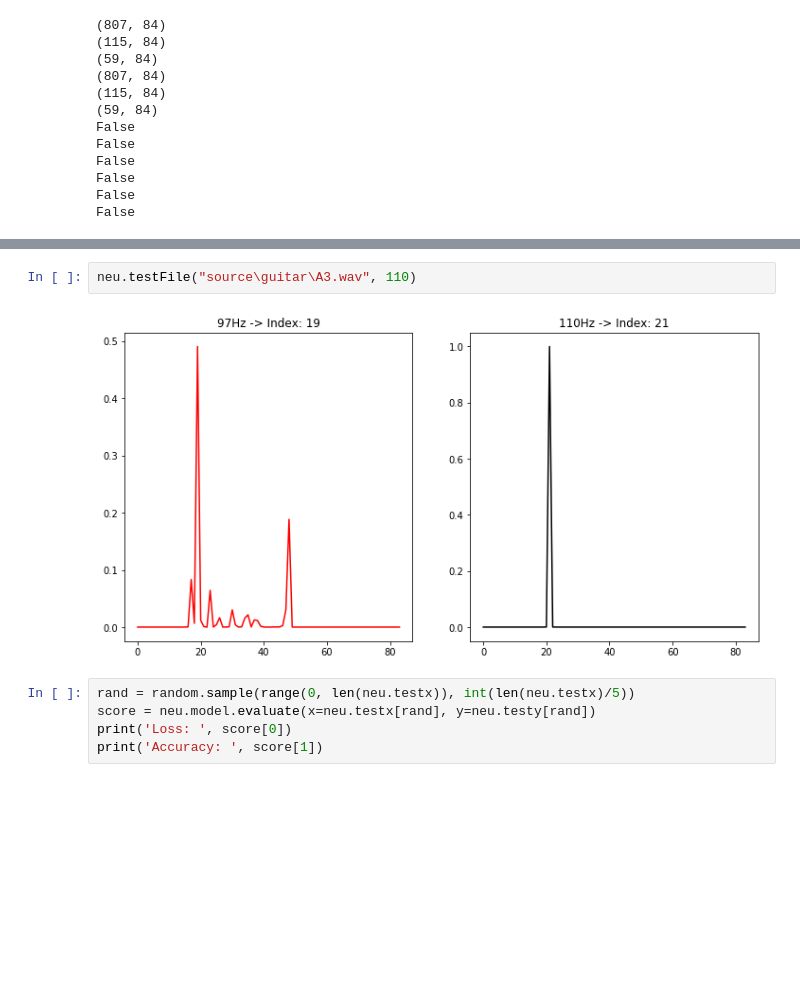
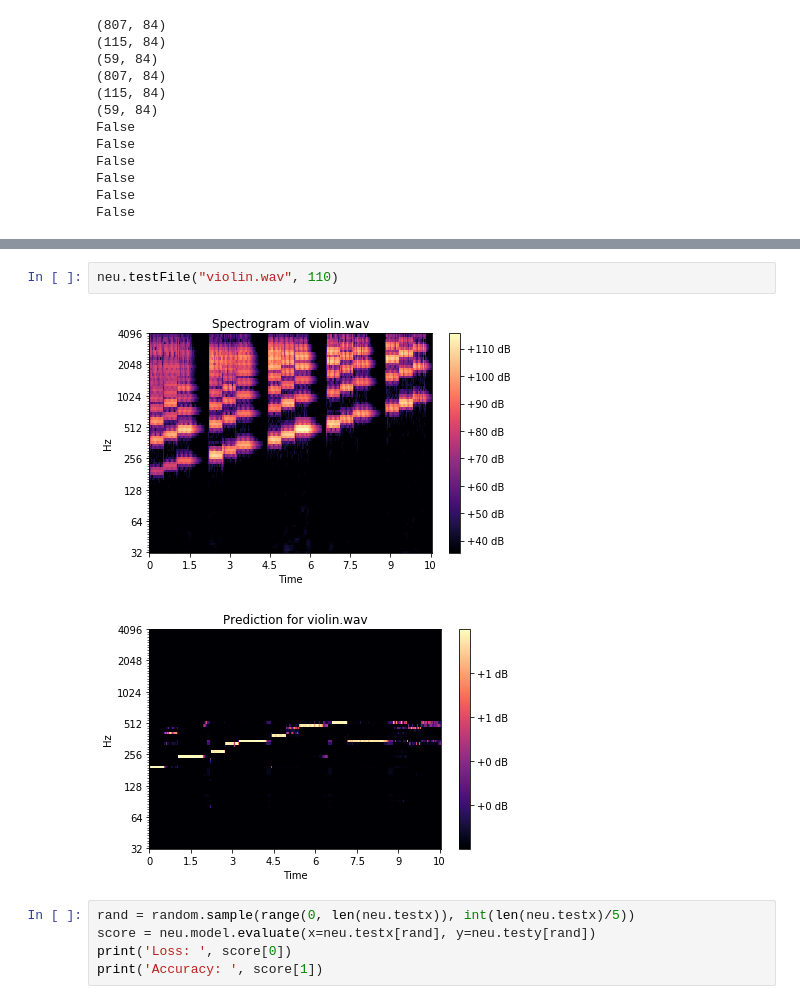
Before and after one commit to OnurOrhan/music-transcription-research, a Jupyter notebook: Report.ipynb, the cells around one changed output, grey strips where cells are left out. Drawn from its saved outputs; the diff is of its cells as text; blank space fills up the shorter version.

```diff
--- a/Report.ipynb
+++ b/Report.ipynb
@@ -267,7 +267,8 @@ neu.test(10)
 # %%
-neu.testFile("source\guitar\A3.wav", 110)
+neu.testFile("violin.wav", 110)
 # %% [output]
-[figure, old version]
+[figure, new version]
+[figure, added]
 # %%
 rand = random.sample(range(0, len(neu.testx)), int(len(neu.testx)/5))
 score = neu.model.evaluate(x=neu.testx[rand], y=neu.testy[rand])
```
Also changed, not shown: parts of 7 cells of this notebook, 38 other files.
